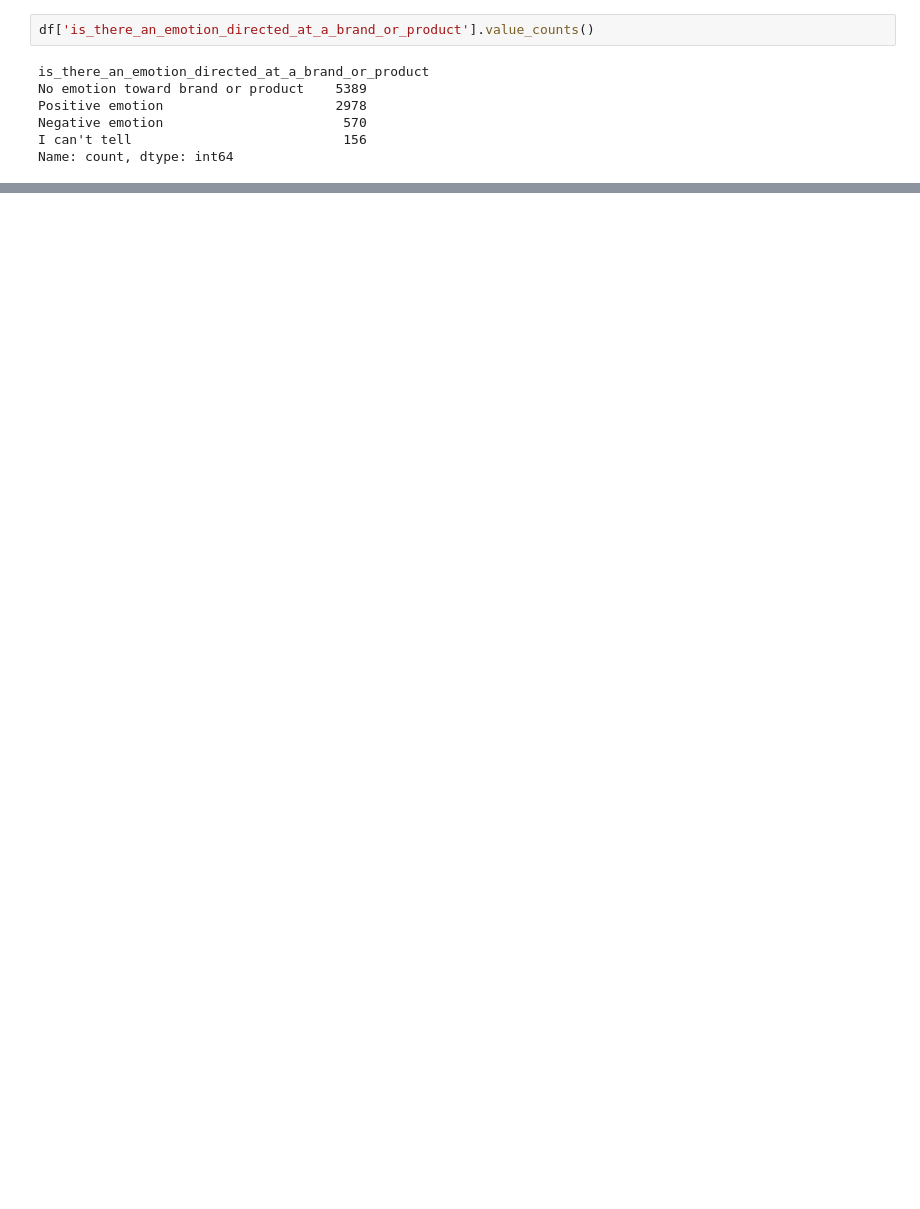
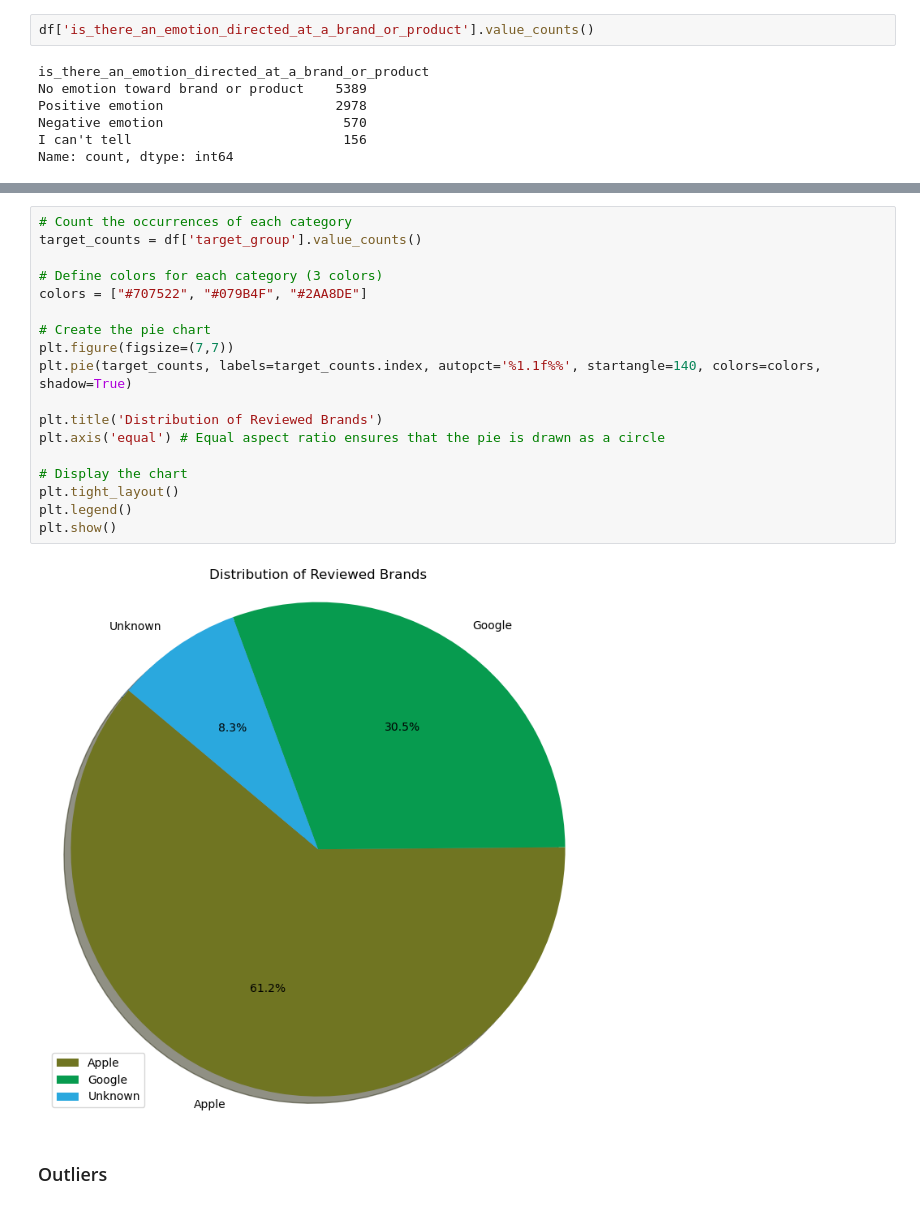
Before and after one commit to Bennie-Kibet/Phase_4-project, a Jupyter notebook: main.ipynb, the cells around one changed output, grey strips where cells are left out. Drawn from its saved outputs; the diff is of its cells as text; blank space fills up the shorter version.

```diff
--- a/main.ipynb
+++ b/main.ipynb
@@ -101,0 +263,22 @@ Name: count, dtype: int64
+# %%
+# Count the occurrences of each category
+target_counts = df['target_group'].value_counts()
+
+# Define colors for each category (3 colors)
+colors = ["#707522", "#079B4F", "#2AA8DE"]
+
+# Create the pie chart
+plt.figure(figsize=(7,7))
+plt.pie(target_counts, labels=target_counts.index, autopct='%1.1f%%', startangle=140, colors=colors, shadow=True)
+
+plt.title('Distribution of Reviewed Brands')
+plt.axis('equal') # Equal aspect ratio ensures that the pie is drawn as a circle
+
+# Display the chart
+plt.tight_layout()
+plt.legend()
+plt.show()
+# %% [output]
+[figure, added]
+# %% [markdown]
+### Outliers
```
Also changed, not shown: parts of 36 cells of this notebook.
